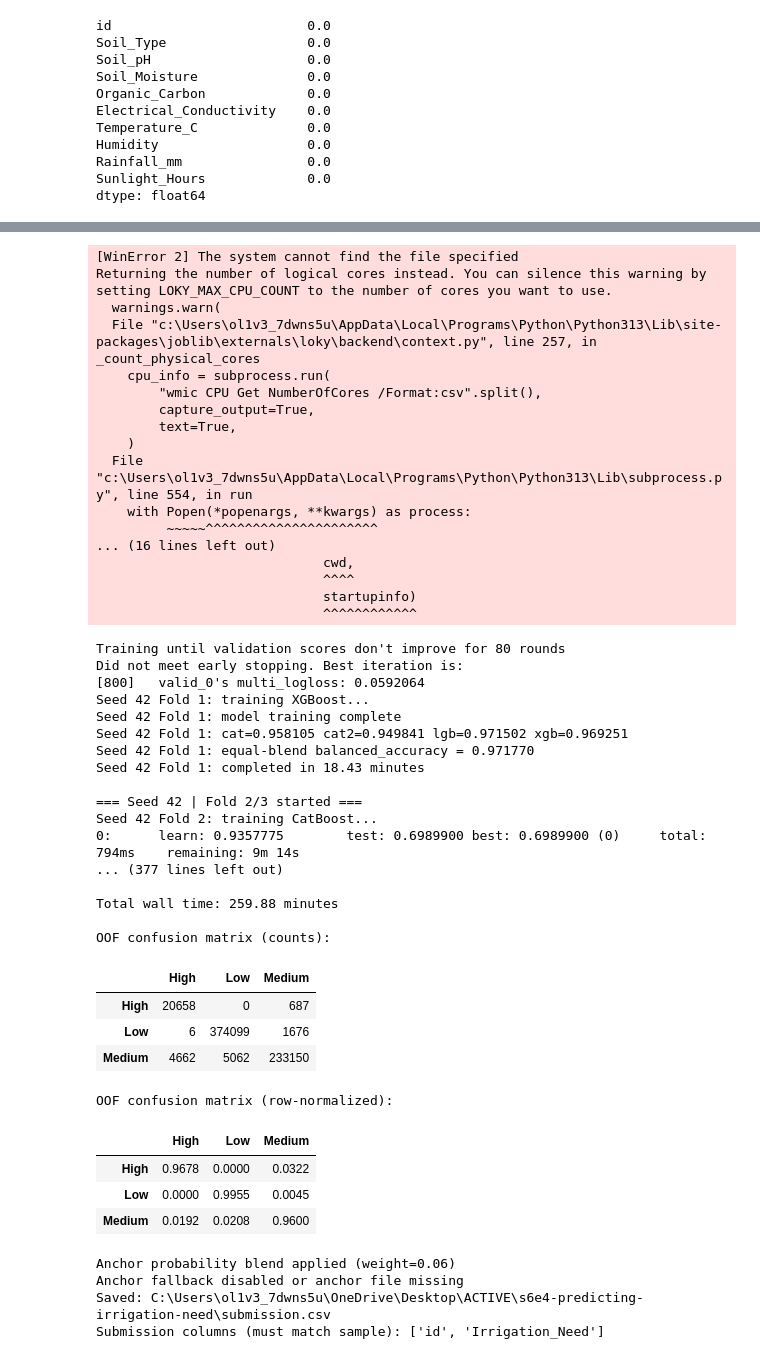
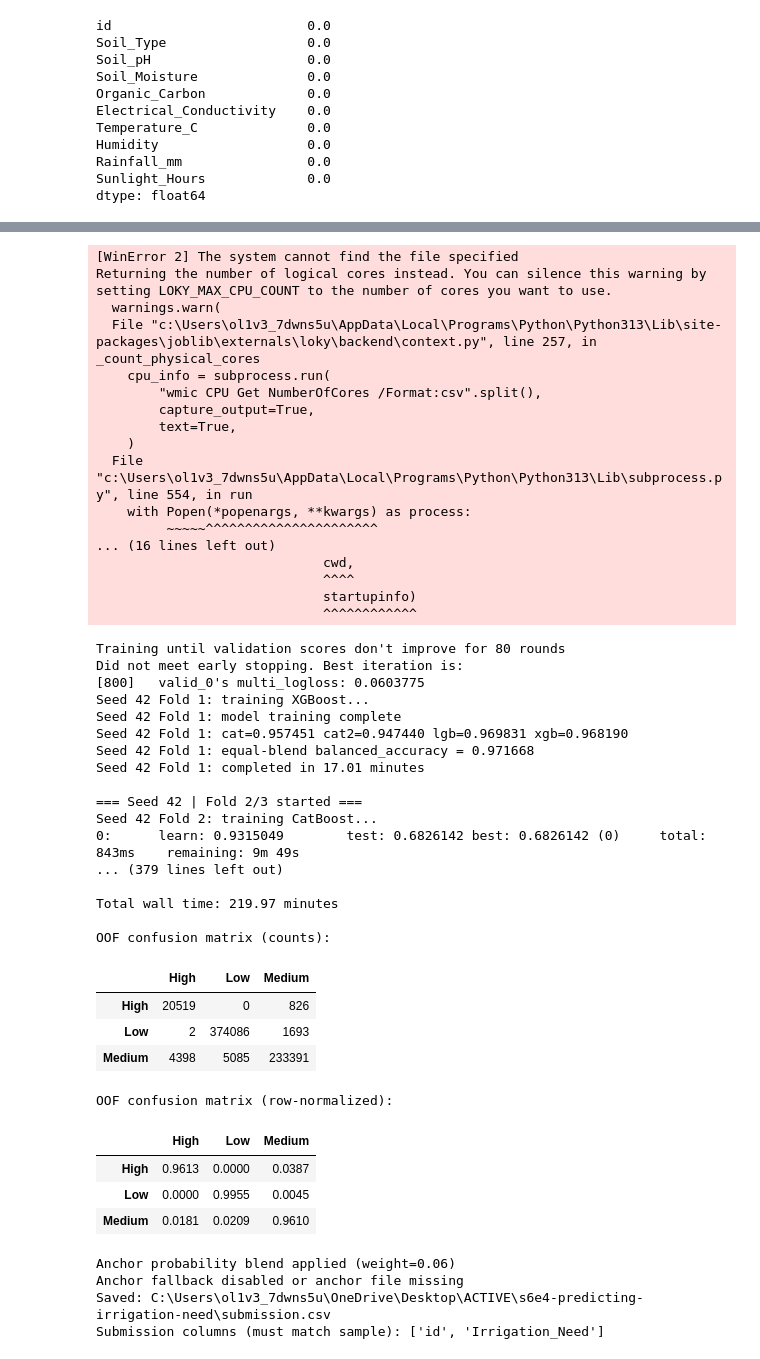
Before and after one commit to oivler/kaggle-predicting-irrigation-need, a Jupyter notebook: model.ipynb, the cells around one changed output, grey strips where cells are left out. Drawn from its saved outputs; the diff is of its cells as text; code cells hidden in the pictures.

```diff
--- a/model.ipynb
+++ b/model.ipynb
@@ -101,9 +101,15 @@ DIGIT_K_MIN = -3
 DIGIT_K_MAX = 2
 USE_NUMERIC_ROUNDING = True
 DROP_CONSTANT_FEATURES_AFTER_DIGITS = True
-USE_RARE_FLAGS = True
-RARE_COUNT_THRESHOLD = 10
-USE_ROW_NUM_AGGS = True
+USE_FRACTIONAL_FEATURES = True
+FRAC_ROUND_DECIMALS = 3
+USE_CAT_CROSS_FEATURES = True
+CAT_CROSS_PAIRS = [
+    ("Region", "Crop_Type"),
+    ("Soil_Type", "Region"),
+    ("Irrigation_Type", "Water_Source"),
+    ("Crop_Growth_Stage", "Season"),
+]
 USE_TARGET_ENCODING = True
 USE_CAT2 = True
 TE_N_SPLITS = 5
@@ -902,37 +905,21 @@ def run_training_phase(train_df_run, phase_name):
     oof_best = best_mix_oof
     test_proba = (1.0 - best_mix_alpha) * test_proba + best_mix_alpha * base_test
 
-    oof_for_class_scale = oof_best.copy()
     best_class_scale = np.ones(len(classes), dtype=np.float64)
     best_class_scale_score = -1.0
-    _scale_coarse = np.linspace(0.80, 1.20, 9)
-    for s0 in _scale_coarse:
-        for s1 in _scale_coarse:
-            for s2 in _scale_coarse:
+    _scale_grid = np.linspace(0.80, 1.20, 11)
+    for s0 in _scale_grid:
+        for s1 in _scale_grid:
+            for s2 in _scale_grid:
                 scale = np.array([s0, s1, s2], dtype=np.float64)
-                scaled_oof = oof_for_class_scale * scale
-                scaled_pred = [idx_to_class[i] for i in np.argmax(scaled_oof, axis=1)]
-                score = balanced_accuracy_score(y, scaled_pred)
-                if score > best_class_scale_score:
-                    best_class_scale_score = score
-                    best_class_scale = scale.copy()
-    b0, b1, b2 = best_class_scale
-    _fine = np.linspace(-0.06, 0.06, 7)
-    for d0 in _fine:
-        for d1 in _fine:
-            for d2 in _fine:
-                scale = np.array(
-                    [b0 + d0, b1 + d1, b2 + d2], dtype=np.float64
-                )
-                scale = np.clip(scale, 0.72, 1.28)
-                scaled_oof = oof_for_class_scale * scale
+                scaled_oof = oof_best * scale
                 scaled_pred = [idx_to_class[i] for i in np.argmax(scaled_oof, axis=1)]
                 score = balanced_accuracy_score(y, scaled_pred)
                 if score > best_class_scale_score:
                     best_class_scale_score = score
                     best_class_scale = scale.copy()
 
-    oof_best = oof_for_class_scale * best_class_scale
+    oof_best = oof_best * best_class_scale
     test_proba = test_proba * best_class_scale
     test_proba = test_proba / np.clip(test_proba.sum(axis=1, keepdims=True), 1e-12, None)
 
@@ -1018,48 +1005,48 @@ bestIteration = 499
 
 Seed 42 Fold 1: training LightGBM...
 [WinError 2] The system cannot find the file specified
 Returning the number of logical cores instead. You can silence this warning by setting LOKY_MAX_CPU_COUNT to the number of cores you want to use.
   warnings.warn(
   File "c:\Users\ol1v3_7dwns5u\AppData\Local\Programs\Python\Python313\Lib\site-packages\joblib\externals\loky\backend\context.py", line 257, in _count_physical_cores
     cpu_info = subprocess.run(
         "wmic CPU Get NumberOfCores /Format:csv".split(),
         capture_output=True,
         text=True,
     )
   File "c:\Users\ol1v3_7dwns5u\AppData\Local\Programs\Python\Python313\Lib\subprocess.py", line 554, in run
     with Popen(*popenargs, **kwargs) as process:
          ~~~~~^^^^^^^^^^^^^^^^^^^^^^
 ... (16 lines left out)
                              cwd,
                              ^^^^
                              startupinfo)
                              ^^^^^^^^^^^^
 Training until validation scores don't improve for 80 rounds
 Did not meet early stopping. Best iteration is:
-[800]   valid_0's multi_logloss: 0.0592064
+[800]   valid_0's multi_logloss: 0.0603775
 Seed 42 Fold 1: training XGBoost...
 Seed 42 Fold 1: model training complete
-Seed 42 Fold 1: cat=0.958105 cat2=0.949841 lgb=0.971502 xgb=0.969251
-Seed 42 Fold 1: equal-blend balanced_accuracy = 0.971770
-Seed 42 Fold 1: completed in 18.43 minutes
+Seed 42 Fold 1: cat=0.957451 cat2=0.947440 lgb=0.969831 xgb=0.968190
+Seed 42 Fold 1: equal-blend balanced_accuracy = 0.971668
+Seed 42 Fold 1: completed in 17.01 minutes
 
 === Seed 42 | Fold 2/3 started ===
 Seed 42 Fold 2: training CatBoost...
-0:      learn: 0.9357775        test: 0.6989900 best: 0.6989900 (0)     total: 794ms    remaining: 9m 14s
-... (377 lines left out)
+0:      learn: 0.9315049        test: 0.6826142 best: 0.6826142 (0)     total: 843ms    remaining: 9m 49s
+... (379 lines left out)
 
-Total wall time: 259.88 minutes
+Total wall time: 219.97 minutes
 
 OOF confusion matrix (counts):
 |  | High | Low | Medium |
-| High | 20658 | 0 | 687 |
-| Low | 6 | 374099 | 1676 |
-| Medium | 4662 | 5062 | 233150 |
+| High | 20519 | 0 | 826 |
+| Low | 2 | 374086 | 1693 |
+| Medium | 4398 | 5085 | 233391 |
 OOF confusion matrix (row-normalized):
 |  | High | Low | Medium |
-| High | 0.9678 | 0.0000 | 0.0322 |
+| High | 0.9613 | 0.0000 | 0.0387 |
 | Low | 0.0000 | 0.9955 | 0.0045 |
-| Medium | 0.0192 | 0.0208 | 0.9600 |
+| Medium | 0.0181 | 0.0209 | 0.9610 |
 # %%
 test_proba_blend = test_proba.copy()
 if ANCHOR_BLEND_WEIGHT > 0 and ANCHOR_SUB_PATH.exists():
```
Also changed, not shown: parts of 3 cells of this notebook.
